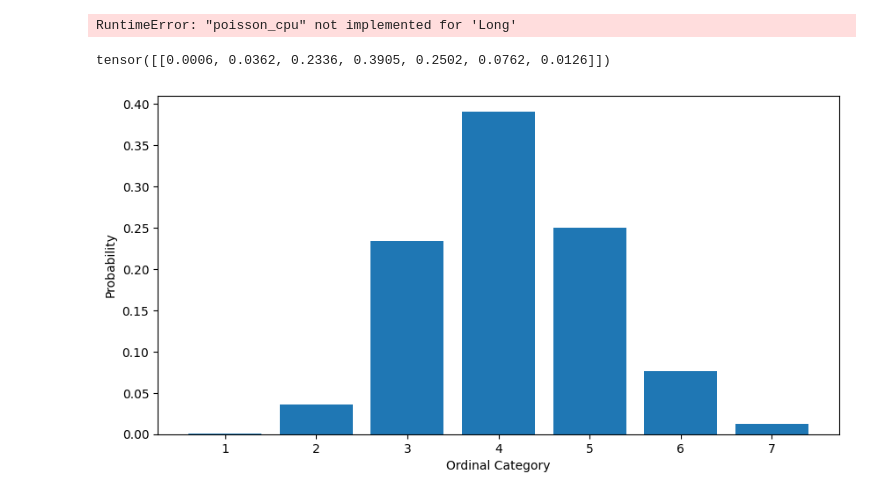
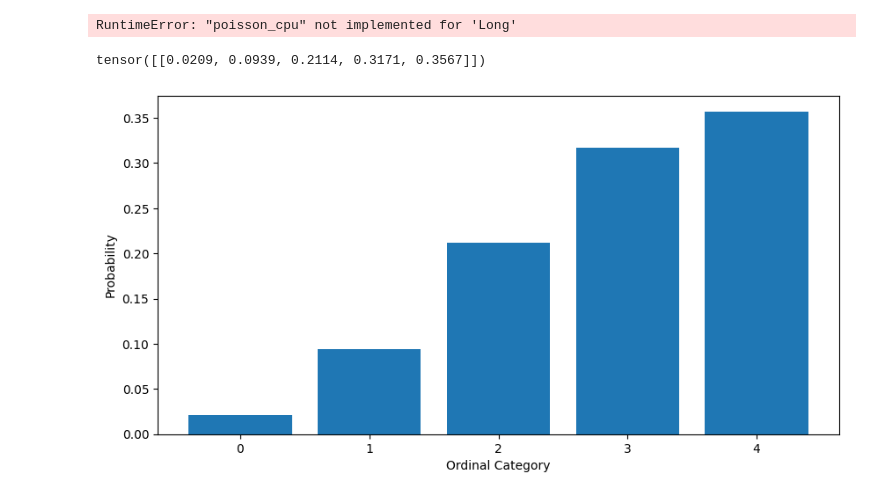
Before and after one commit to beatrizmsa/ordinal_augmentation, a Jupyter notebook: notebook.ipynb, the cells around one changed output. Drawn from its saved outputs; the diff is of its cells as text; code cells hidden in the pictures.

```diff
--- a/notebook.ipynb
+++ b/notebook.ipynb
@@ -452,34 +452,34 @@ def exp(num_classes, center_class, tau, device):
 # %%
 import torch
 import matplotlib.pyplot as plt
 
 def unimodal_poisson_probabilities(num_classes, target_class, tau, device):
     # https://proceedings.mlr.press/v70/beckham17a/beckham17a.pdf
     _lambda = target_class[:, None]+0.5  # to ensure mode falls only on this class
     j = torch.arange(num_classes, dtype=torch.float, device=device)[None]
     log_pmf = j*torch.log(_lambda) - _lambda - torch.lgamma(j+1)
     return torch.softmax(log_pmf/tau, 1)
 
 def poisson(num_classes, target_class):
     _lambda = target_class[:, None]+0.5  # to ensure mode falls only on this class
     j = torch.arange(num_classes, dtype=torch.float)[None]
     return ((_lambda**j) * torch.exp(-_lambda)) / torch.exp(torch.lgamma(j+1))
 
 # durante o treino: tau = tau_max * (1-epoch/epochs)
 
-num_classes = torch.tensor(7)
-target_class = torch.tensor([3])
+num_classes = torch.tensor(5)
+target_class = torch.tensor([4])
 
 # Gera as probabilidades
-probabilities = unimodal_poisson_probabilities(num_classes, target_class, 0.3, 'cpu')
+probabilities = unimodal_poisson_probabilities(num_classes, target_class, 1, 'cpu')
 print(probabilities)
 
 plt.figure(figsize=(10, 5))
-plt.bar(range(1, num_classes+1), probabilities.numpy().flatten())
+plt.bar(range(0, num_classes), probabilities.numpy().flatten())
 plt.xlabel('Ordinal Category')
 plt.ylabel('Probability')
-plt.xticks(range(1, num_classes + 1))  # Ajustar os ticks do eixo x para representar categorias ordinais
+plt.xticks(range(0, num_classes ))  # Ajustar os ticks do eixo x para representar categorias ordinais
 plt.show()
 # %% [output]
-tensor([[0.0006, 0.0362, 0.2336, 0.3905, 0.2502, 0.0762, 0.0126]])
+tensor([[0.0209, 0.0939, 0.2114, 0.3171, 0.3567]])
-[figure, old version]
+[figure, new version]
```
Also changed, not shown: parts of 1 cell of this notebook, 3 other files.
